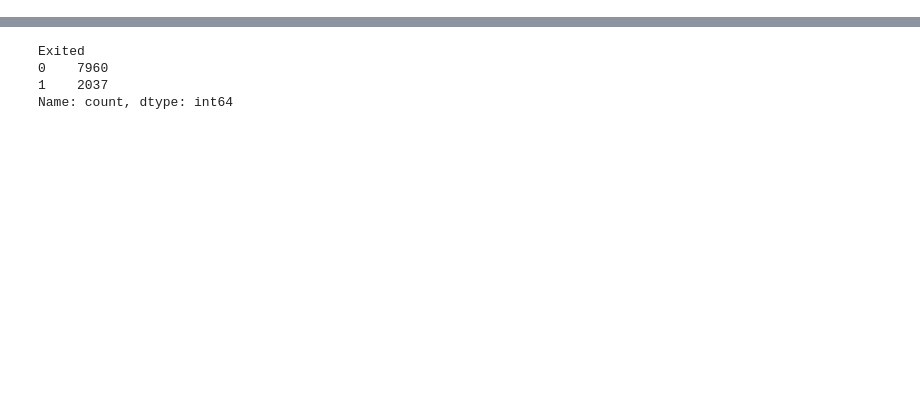
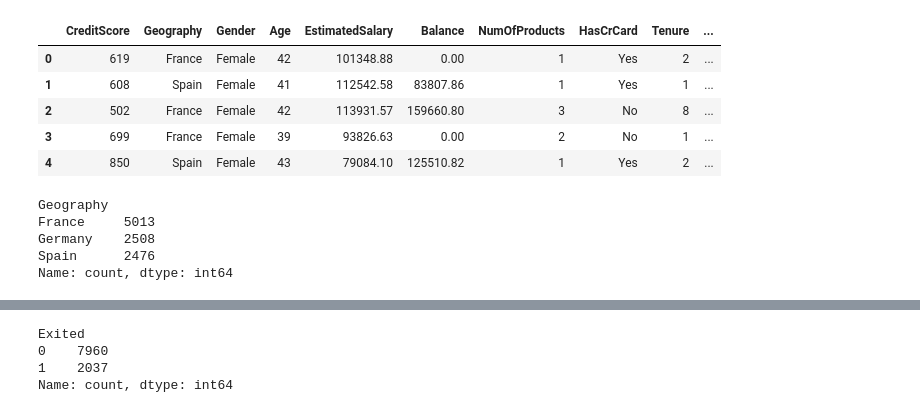
Before and after one commit to amandeep-singh28/Bank-Customer-Churn, a Jupyter notebook: 04_Logistic_Regression.ipynb, the cells around one changed output, grey strips where cells are left out. Cells and saved outputs as stored; diff of their text form; code cells hidden in the pictures; blank space fills up the shorter version.

```diff
--- a/04_Logistic_Regression.ipynb
+++ b/04_Logistic_Regression.ipynb
@@ -22,6 +22,23 @@ df1.head()
 # %%
 X = df1.drop(columns = ['CustomerId', 'Surname', 'Exited'])
 y = df1['Exited']
+# %%
+X.head()
+# %% [output]
+|  | CreditScore | Geography | Gender | Age | EstimatedSalary | Balance | NumOfProducts | HasCrCard | Tenure | ... |
+| 0 | 619 | France | Female | 42 | 101348.88 | 0.00 | 1 | Yes | 2 | ... |
+| 1 | 608 | Spain | Female | 41 | 112542.58 | 83807.86 | 1 | Yes | 1 | ... |
+| 2 | 502 | France | Female | 42 | 113931.57 | 159660.80 | 3 | No | 8 | ... |
+| 3 | 699 | France | Female | 39 | 93826.63 | 0.00 | 2 | No | 1 | ... |
+| 4 | 850 | Spain | Female | 43 | 79084.10 | 125510.82 | 1 | Yes | 2 | ... |
+# %%
+X['Geography'].value_counts()
+# %% [output]
+Geography
+France     5013
+Germany    2508
+Spain      2476
+Name: count, dtype: int64
 # %%
 X_train, X_test, y_train, y_test = train_test_split(X, y,
                                                     test_size = 0.3,
```
Also changed, not shown: parts of 9 cells of this notebook.
